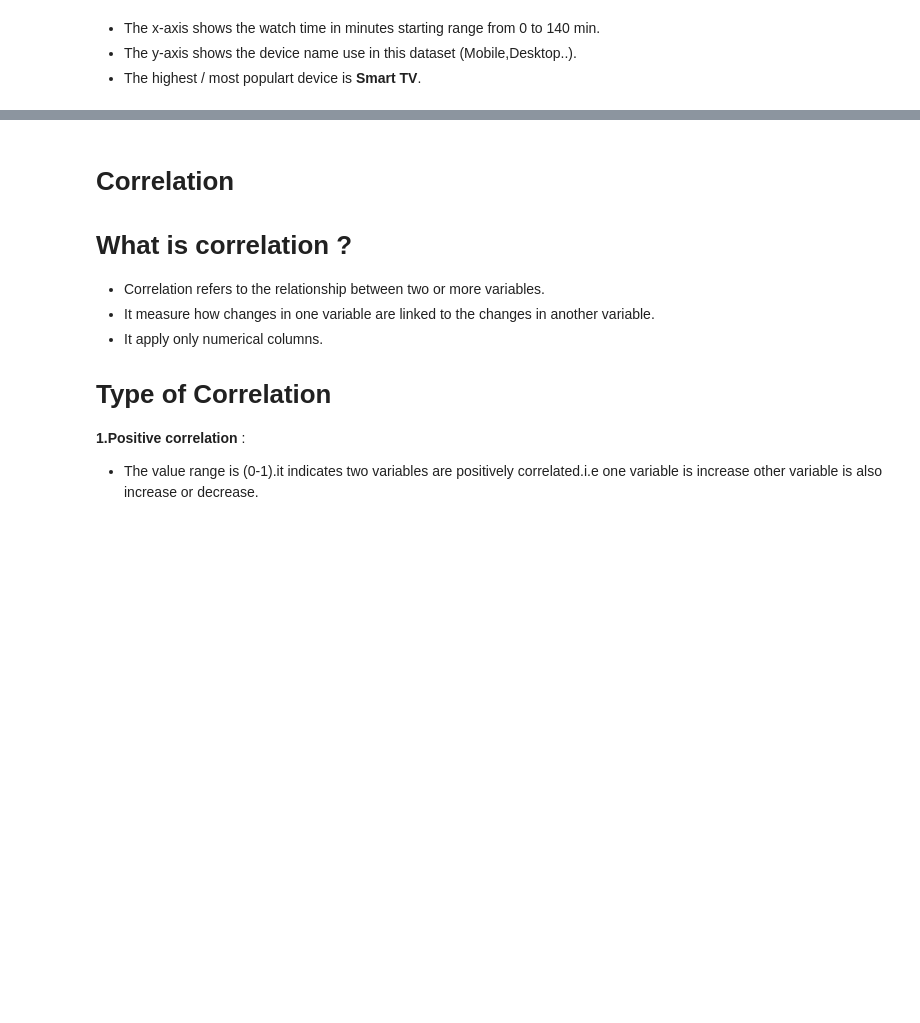
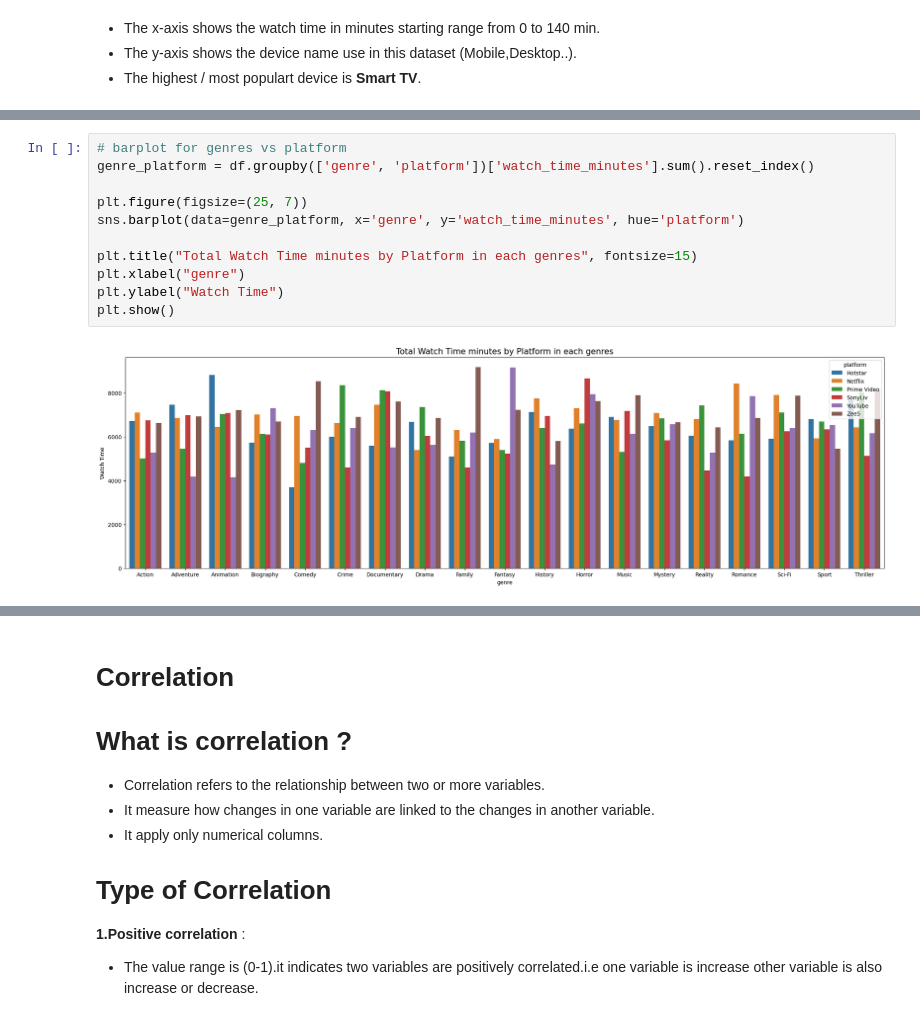
Before and after one commit to neha-13-7531/Streaming-watch-time-Dataset, a Jupyter notebook: Streaming Watchtime Dataset.ipynb, the cells around one changed output, grey strips where cells are left out. Cells and saved outputs as stored; diff of their text form; blank space fills up the shorter version.

```diff
--- a/Streaming Watchtime Dataset.ipynb
+++ b/Streaming Watchtime Dataset.ipynb
@@ -579,0 +611,13 @@ plt.show()
+# %%
+# barplot for genres vs platform
+genre_platform = df.groupby(['genre', 'platform'])['watch_time_minutes'].sum().reset_index()
+
+plt.figure(figsize=(25, 7))
+sns.barplot(data=genre_platform, x='genre', y='watch_time_minutes', hue='platform')
+
+plt.title("Total Watch Time minutes by Platform in each genres", fontsize=15)
+plt.xlabel("genre")
+plt.ylabel("Watch Time")
+plt.show()
+# %% [output]
+[figure, added]
```
Also changed, not shown: parts of 3 cells of this notebook.
